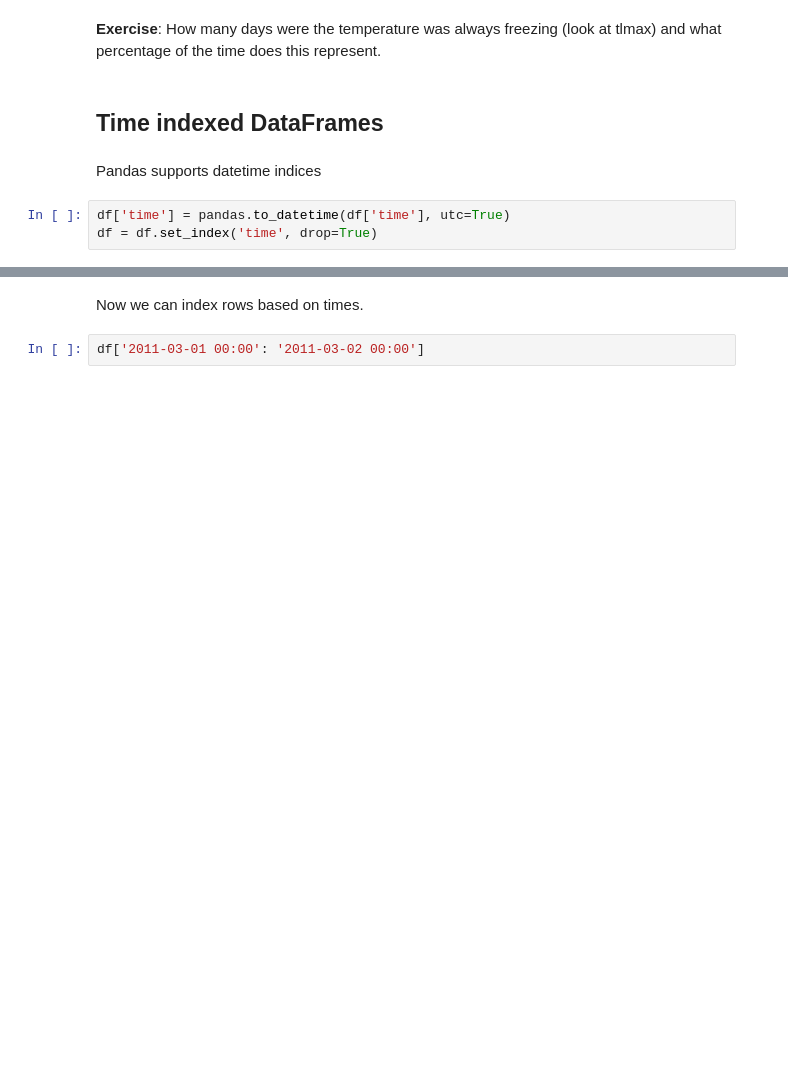
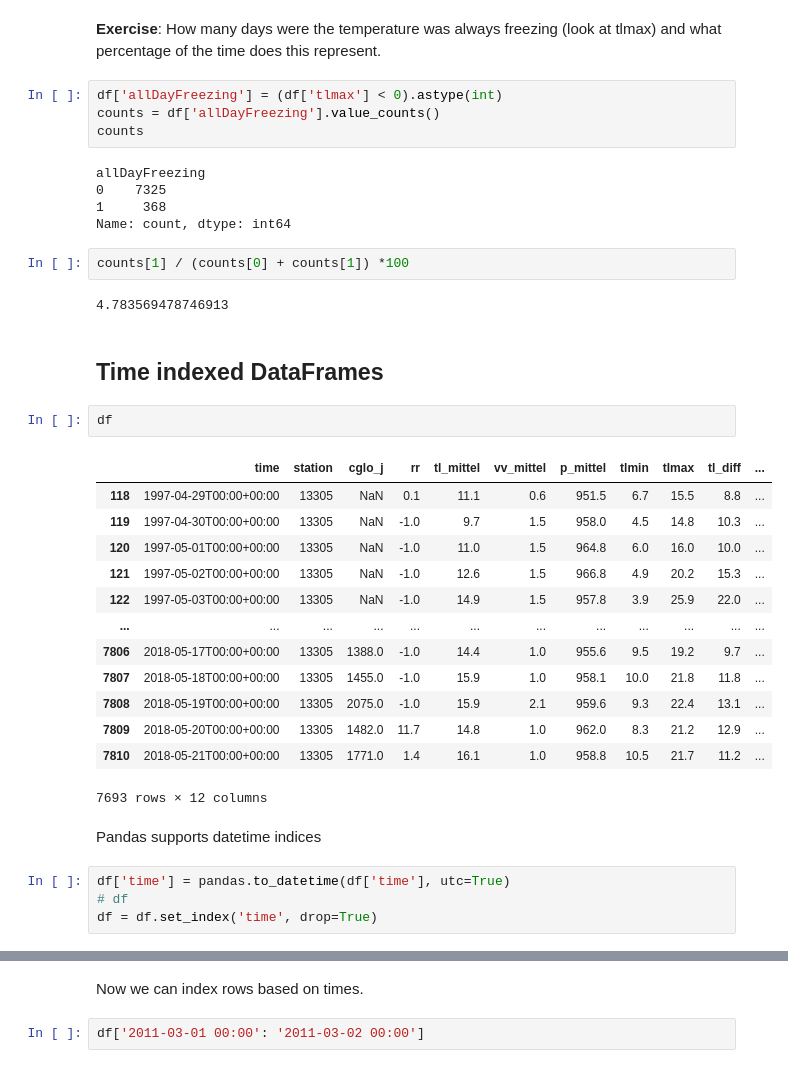
Before and after one commit to 84n4n4/digital_modelling_and_big_data, a Jupyter notebook: notebooks/11_pandas_tawes.ipynb, the cells around one changed output, grey strips where cells are left out. Saved outputs shown, nothing was run; the diff lists cells and outputs as text; blank space fills up the shorter version.

```diff
--- a/notebooks/11_pandas_tawes.ipynb
+++ b/notebooks/11_pandas_tawes.ipynb
@@ -79,11 +244,41 @@ df['freezing'].value_counts()
 # %% [markdown]
 **Exercise**: How many days were the temperature was always freezing (look at tlmax) and what percentage of the time does this represent.
+# %%
+df['allDayFreezing'] = (df['tlmax'] < 0).astype(int)
+counts = df['allDayFreezing'].value_counts()
+counts
+# %% [output]
+allDayFreezing
+0    7325
+1     368
+Name: count, dtype: int64
+# %%
+counts[1] / (counts[0] + counts[1]) *100
+# %% [output]
+4.783569478746913
 # %% [markdown]
 ## Time indexed DataFrames
+# %%
+df
+# %% [output]
+|  | time | station | cglo_j | rr | tl_mittel | vv_mittel | p_mittel | tlmin | tlmax | tl_diff | ... |
+| 118 | 1997-04-29T00:00+00:00 | 13305 | NaN | 0.1 | 11.1 | 0.6 | 951.5 | 6.7 | 15.5 | 8.8 | ... |
+| 119 | 1997-04-30T00:00+00:00 | 13305 | NaN | -1.0 | 9.7 | 1.5 | 958.0 | 4.5 | 14.8 | 10.3 | ... |
+| 120 | 1997-05-01T00:00+00:00 | 13305 | NaN | -1.0 | 11.0 | 1.5 | 964.8 | 6.0 | 16.0 | 10.0 | ... |
+| 121 | 1997-05-02T00:00+00:00 | 13305 | NaN | -1.0 | 12.6 | 1.5 | 966.8 | 4.9 | 20.2 | 15.3 | ... |
+| 122 | 1997-05-03T00:00+00:00 | 13305 | NaN | -1.0 | 14.9 | 1.5 | 957.8 | 3.9 | 25.9 | 22.0 | ... |
+| ... | ... | ... | ... | ... | ... | ... | ... | ... | ... | ... | ... |
+| 7806 | 2018-05-17T00:00+00:00 | 13305 | 1388.0 | -1.0 | 14.4 | 1.0 | 955.6 | 9.5 | 19.2 | 9.7 | ... |
+| 7807 | 2018-05-18T00:00+00:00 | 13305 | 1455.0 | -1.0 | 15.9 | 1.0 | 958.1 | 10.0 | 21.8 | 11.8 | ... |
+| 7808 | 2018-05-19T00:00+00:00 | 13305 | 2075.0 | -1.0 | 15.9 | 2.1 | 959.6 | 9.3 | 22.4 | 13.1 | ... |
+| 7809 | 2018-05-20T00:00+00:00 | 13305 | 1482.0 | 11.7 | 14.8 | 1.0 | 962.0 | 8.3 | 21.2 | 12.9 | ... |
+| 7810 | 2018-05-21T00:00+00:00 | 13305 | 1771.0 | 1.4 | 16.1 | 1.0 | 958.8 | 10.5 | 21.7 | 11.2 | ... |
+7693 rows × 12 columns
 # %% [markdown]
 Pandas supports datetime indices
 # %%
 df['time'] = pandas.to_datetime(df['time'], utc=True)
+# df
 df = df.set_index('time', drop=True)
 # %%
 df.head()
```
Also changed, not shown: parts of 22 cells of this notebook, 2 other files.
